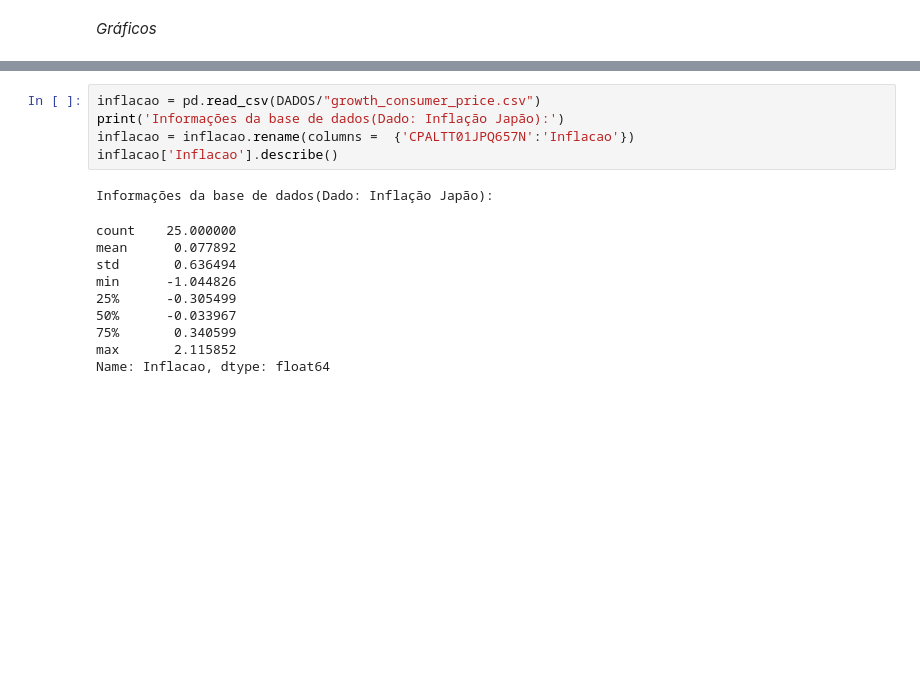
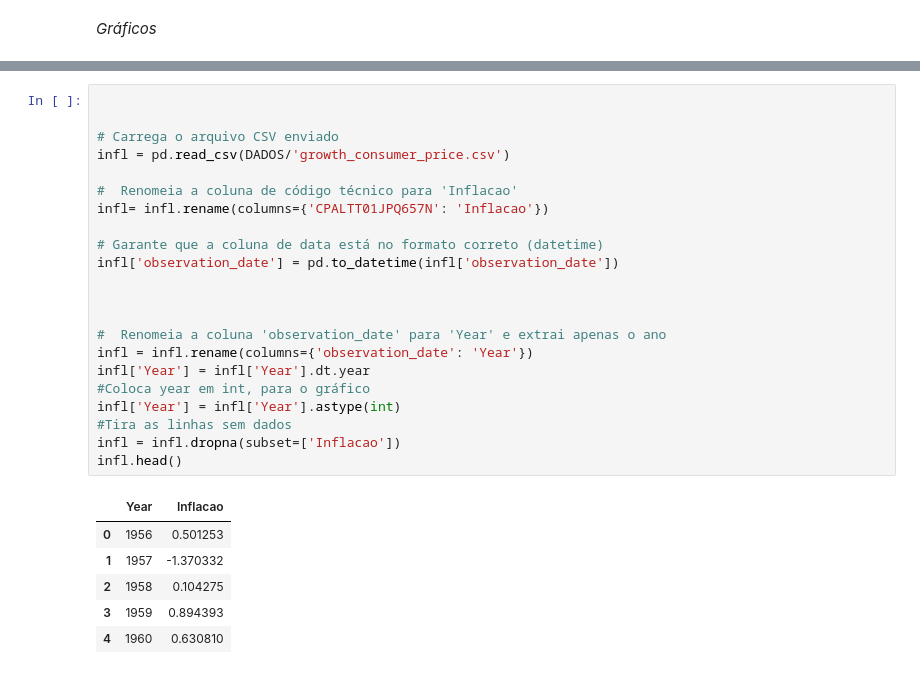
Before and after one commit to gustavo13rodrigo/Trabalho-M-todos, a Jupyter notebook: codigos/employment_x_output_gap.ipynb, the cells around one changed output, grey strips where cells are left out. Cells and saved outputs as stored; diff of their text form; blank space fills up the shorter version.

```diff
--- a/codigos/employment_x_output_gap.ipynb
+++ b/codigos/employment_x_output_gap.ipynb
@@ -226,16 +228,29 @@ plt.show()
-# %%
-inflacao = pd.read_csv(DADOS/"growth_consumer_price.csv")
-print('Informações da base de dados(Dado: Inflação Japão):')
-inflacao = inflacao.rename(columns =  {'CPALTT01JPQ657N':'Inflacao'})
-inflacao['Inflacao'].describe()
-# %% [output]
-Informações da base de dados(Dado: Inflação Japão):
-count    25.000000
-mean      0.077892
-std       0.636494
-min      -1.044826
-25%      -0.305499
-50%      -0.033967
-75%       0.340599
-max       2.115852
-Name: Inflacao, dtype: float64
+# %%
+
+
+# Carrega o arquivo CSV enviado
+infl = pd.read_csv(DADOS/'growth_consumer_price.csv')
+
+#  Renomeia a coluna de código técnico para 'Inflacao'
+infl= infl.rename(columns={'CPALTT01JPQ657N': 'Inflacao'})
+
+# Garante que a coluna de data está no formato correto (datetime)
+infl['observation_date'] = pd.to_datetime(infl['observation_date'])
+
+
+
+#  Renomeia a coluna 'observation_date' para 'Year' e extrai apenas o ano
+infl = infl.rename(columns={'observation_date': 'Year'})
+infl['Year'] = infl['Year'].dt.year
+#Coloca year em int, para o gráfico
+infl['Year'] = infl['Year'].astype(int)
+#Tira as linhas sem dados
+infl = infl.dropna(subset=['Inflacao'])
+infl.head()
+# %% [output]
+|  | Year | Inflacao |
+| 0 | 1956 | 0.501253 |
+| 1 | 1957 | -1.370332 |
+| 2 | 1958 | 0.104275 |
+| 3 | 1959 | 0.894393 |
+| 4 | 1960 | 0.630810 |
```
Also changed, not shown: parts of 4 cells of this notebook, 5 other files.
